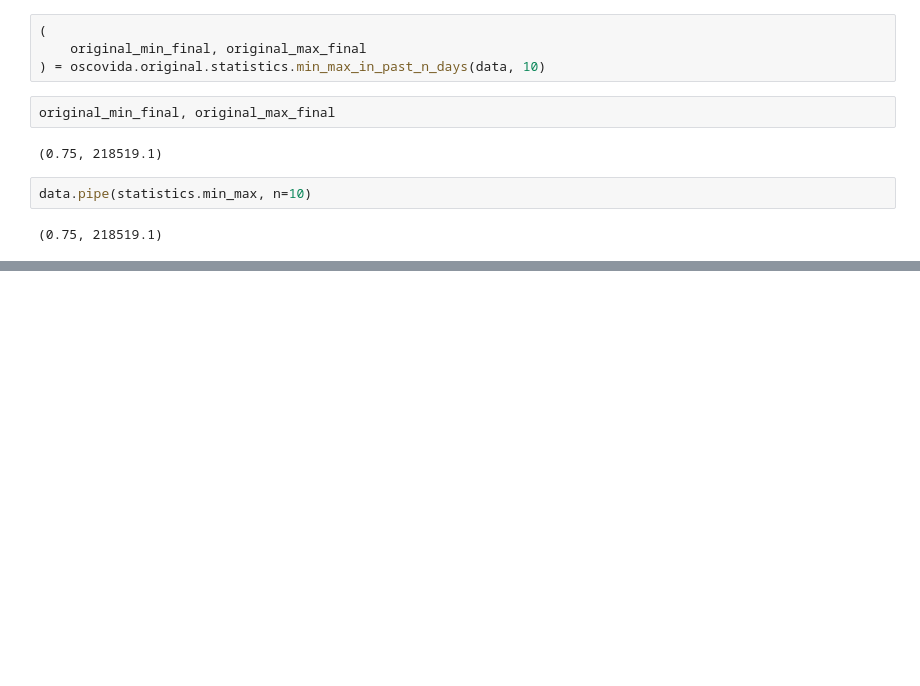
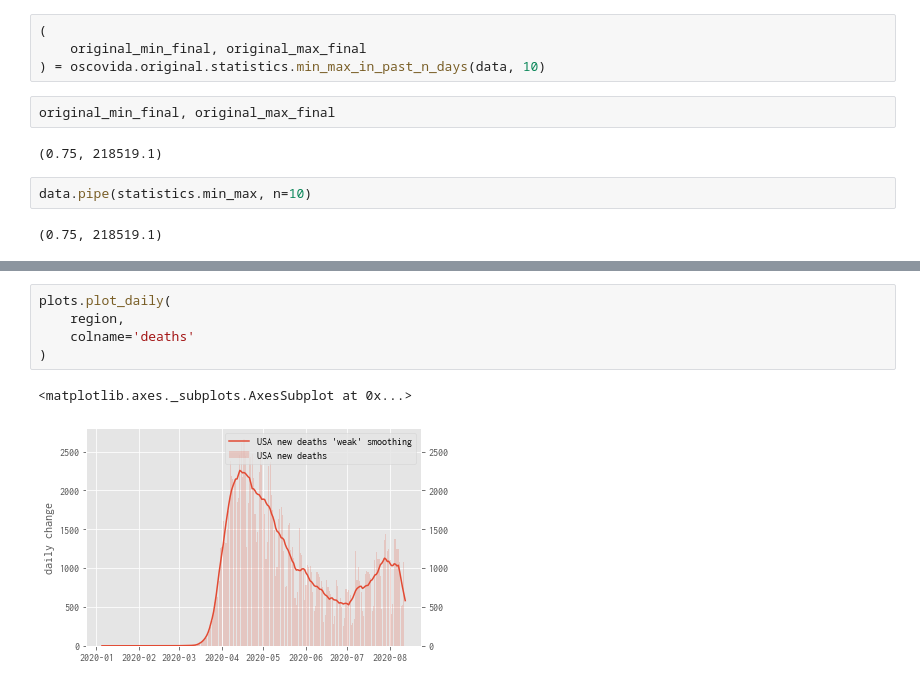
Before and after one commit to oscovida/oscovida, a Jupyter notebook: refactoring_tests.ipynb, the cells around one changed output, grey strips where cells are left out. Saved outputs shown, nothing was run; the diff lists cells and outputs as text; blank space fills up the shorter version.

```diff
--- a/refactoring_tests.ipynb
+++ b/refactoring_tests.ipynb
@@ -105,0 +152,8 @@ data.pipe(statistics.min_max, n=10)
+# %%
+plots.plot_daily(
+    region,
+    colname='deaths'
+)
+# %% [output]
+<matplotlib.axes._subplots.AxesSubplot at 0x...>
+[figure, added]
```
Also changed, not shown: parts of 16 cells of this notebook.
